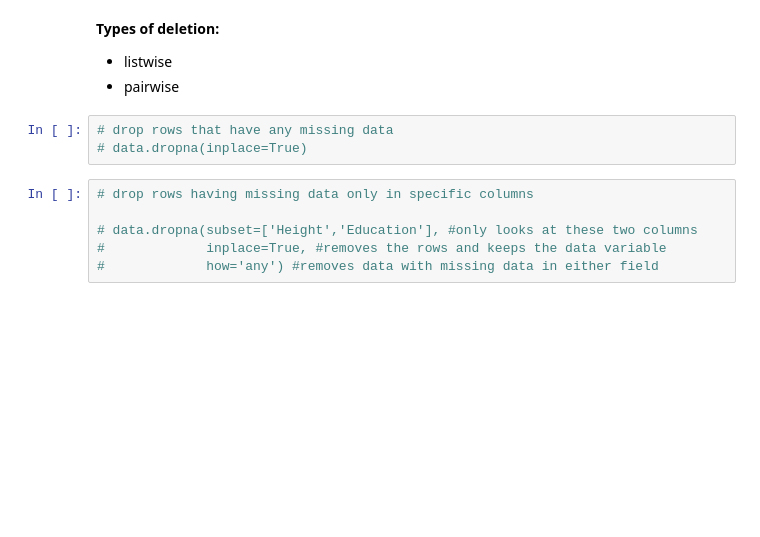
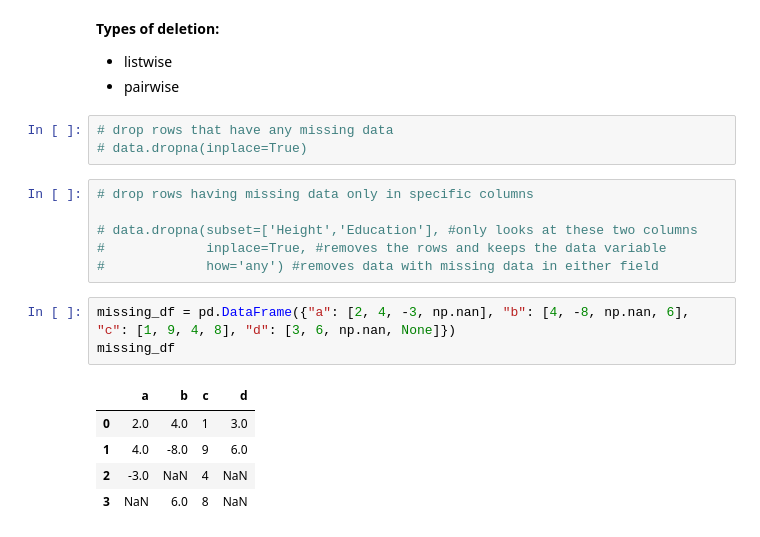
Before and after one commit to chickooooo/data_science_resources, a Jupyter notebook: data_cleaning_notes.ipynb, the cells around one changed output. Drawn from its saved outputs; the diff is of its cells as text; blank space fills up the shorter version.

```diff
--- a/data_cleaning_notes.ipynb
+++ b/data_cleaning_notes.ipynb
@@ -73,3 +55,12 @@ df.drop_duplicates(subset=["b"])
 # data.dropna(subset=['Height','Education'], #only looks at these two columns
 #             inplace=True, #removes the rows and keeps the data variable
 #             how='any') #removes data with missing data in either field
+# %%
+missing_df = pd.DataFrame({"a": [2, 4, -3, np.nan], "b": [4, -8, np.nan, 6], "c": [1, 9, 4, 8], "d": [3, 6, np.nan, None]})
+missing_df
+# %% [output]
+|  | a | b | c | d |
+| 0 | 2.0 | 4.0 | 1 | 3.0 |
+| 1 | 4.0 | -8.0 | 9 | 6.0 |
+| 2 | -3.0 | NaN | 4 | NaN |
+| 3 | NaN | 6.0 | 8 | NaN |
```
Also changed, not shown: parts of 33 cells of this notebook.
